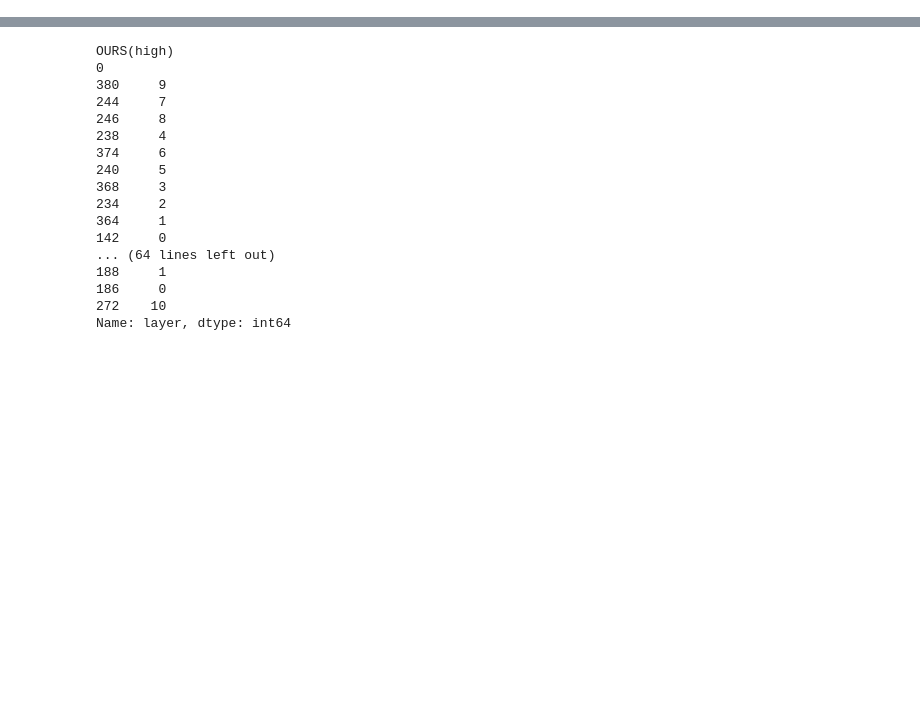
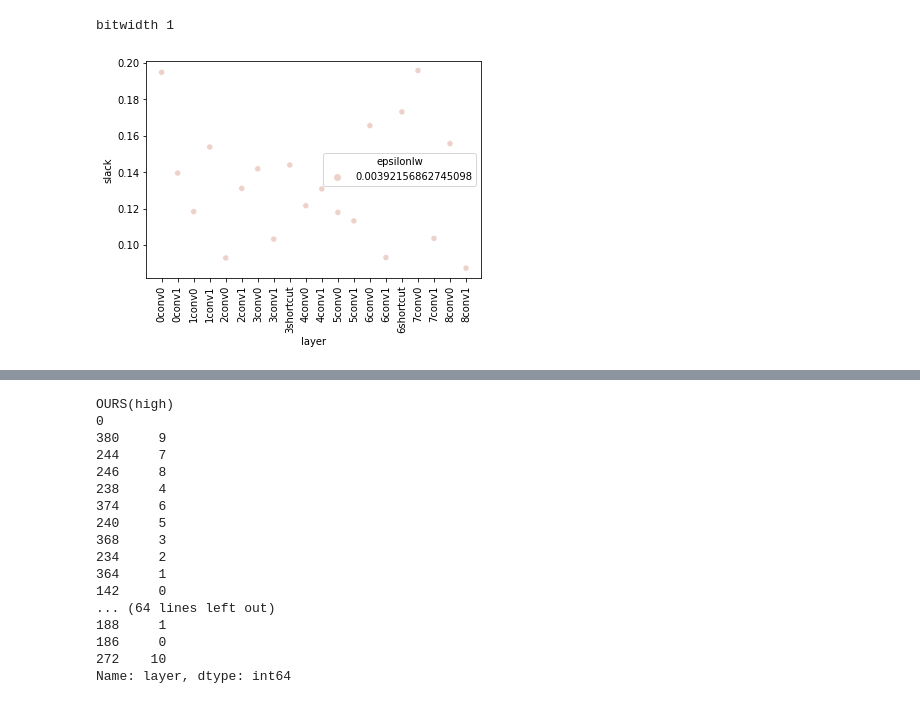
Before and after one commit to ihounie/con-qat, a Jupyter notebook: notebooks/per_layer_l2.ipynb, the cells around one changed output, grey strips where cells are left out. Cells and saved outputs as stored; diff of their text form; code cells hidden in the pictures; blank space fills up the shorter version.

```diff
--- a/notebooks/per_layer_l2.ipynb
+++ b/notebooks/per_layer_l2.ipynb
@@ -73,0 +151,18 @@ for project in projects:
+# %%
+import os
+from pathlib import Path
+bash_folder = "../scripts/layer_selection/"
+Path(bash_folder).mkdir(exist_ok=True, parents=True)
+epsilon = {1: 0.7, 1:0.9}
+for split in ["train"]:
+    for bw in [1]:
+        print("bitwidth", bw)
+        query_df = all_df.query(f'bit_width=={bw} and split=="{split}" and epsilonlw<1')
+        query_df = query_df[["layer", "slack", "epsilonlw"]].groupby(['layer', "epsilonlw"], as_index=False).mean()
+        query_df = query_df.sort_values("layer")
+        sns.scatterplot(x ="layer", y="slack", hue="epsilonlw", data=query_df)
+        plt.xticks(rotation=90)
+        plt.show()
+# %% [output]
+bitwidth 1
+[figure, added]
```
Also changed, not shown: parts of 12 cells of this notebook, 3 other files.
